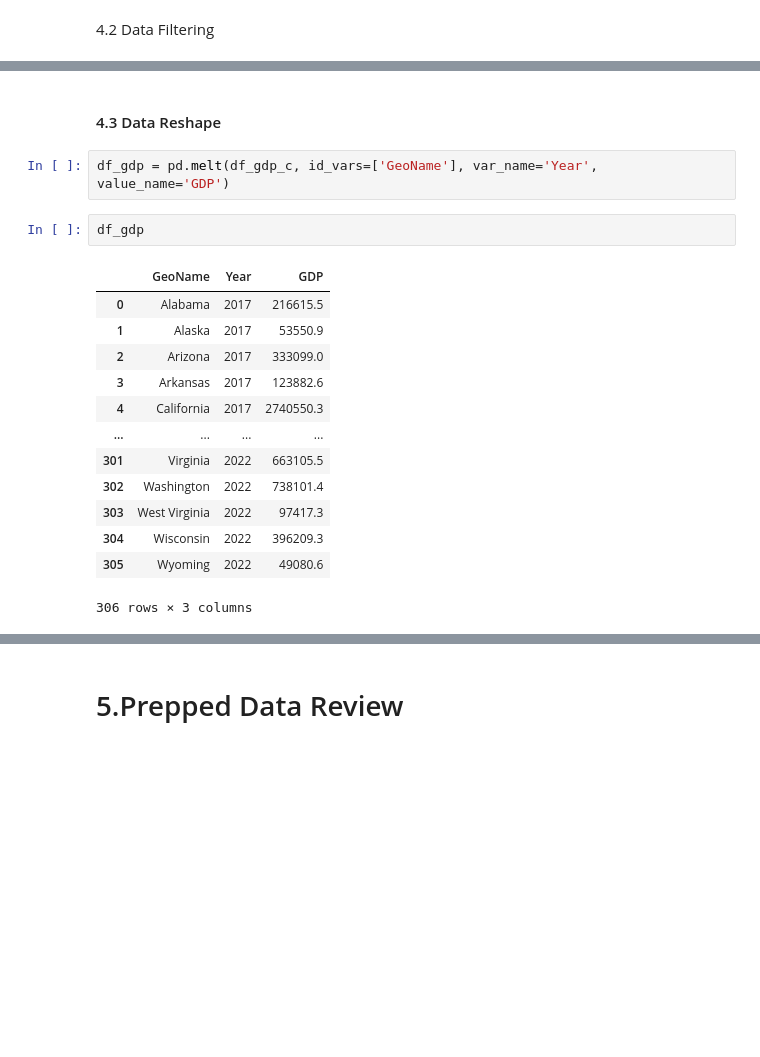
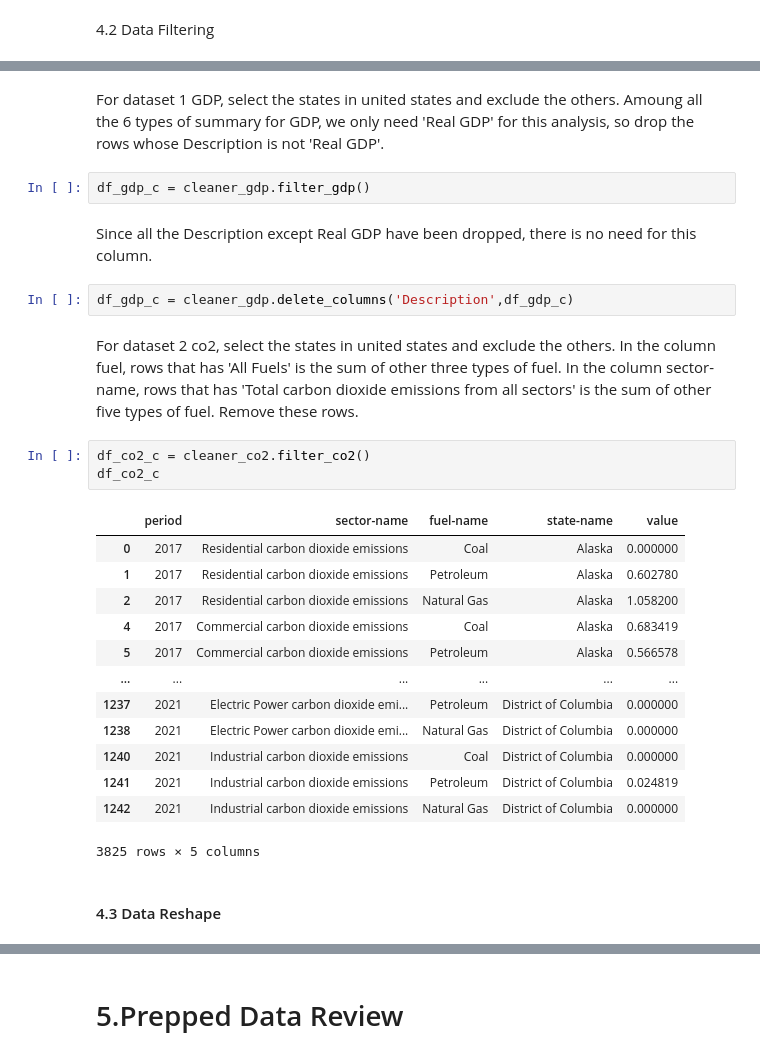
Before and after one commit to Zhengnan817/Final-Project-Carbon-dioxide-emission, a Jupyter notebook: carbon_emission.ipynb, the cells around one changed output, grey strips where cells are left out. Saved outputs shown, nothing was run; the diff lists cells and outputs as text; blank space fills up the shorter version.

```diff
--- a/carbon_emission.ipynb
+++ b/carbon_emission.ipynb
@@ -409,20 +380,29 @@ df_co2_c
+# %% [markdown]
+For dataset 1 GDP, select the states in united states and exclude the others. Amoung all the 6 types of summary for GDP, we only need 'Real GDP' for this analysis, so drop the rows whose Description is not 'Real GDP'.
+# %%
+df_gdp_c = cleaner_gdp.filter_gdp()
+# %% [markdown]
+Since all the Description except Real GDP have been dropped, there is no need for this column.
+# %%
+df_gdp_c = cleaner_gdp.delete_columns('Description',df_gdp_c)
+# %% [markdown]
+For dataset 2 co2, select the states in united states and exclude the others. In the column fuel, rows that has 'All Fuels' is the sum of other three types of fuel. In the column sector-name, rows that has 'Total carbon dioxide emissions from all sectors' is the sum of other five types of fuel. Remove these rows.
+# %%
+df_co2_c = cleaner_co2.filter_co2()
+df_co2_c
+# %% [output]
+|  | period | sector-name | fuel-name | state-name | value |
+| 0 | 2017 | Residential carbon dioxide emissions | Coal | Alaska | 0.000000 |
+| 1 | 2017 | Residential carbon dioxide emissions | Petroleum | Alaska | 0.602780 |
+| 2 | 2017 | Residential carbon dioxide emissions | Natural Gas | Alaska | 1.058200 |
+| 4 | 2017 | Commercial carbon dioxide emissions | Coal | Alaska | 0.683419 |
+| 5 | 2017 | Commercial carbon dioxide emissions | Petroleum | Alaska | 0.566578 |
+| ... | ... | ... | ... | ... | ... |
+| 1237 | 2021 | Electric Power carbon dioxide emi... | Petroleum | District of Columbia | 0.000000 |
+| 1238 | 2021 | Electric Power carbon dioxide emi... | Natural Gas | District of Columbia | 0.000000 |
+| 1240 | 2021 | Industrial carbon dioxide emissions | Coal | District of Columbia | 0.000000 |
+| 1241 | 2021 | Industrial carbon dioxide emissions | Petroleum | District of Columbia | 0.024819 |
+| 1242 | 2021 | Industrial carbon dioxide emissions | Natural Gas | District of Columbia | 0.000000 |
+3825 rows × 5 columns
 # %% [markdown]
 #### 4.3 Data Reshape
-# %%
-df_gdp = pd.melt(df_gdp_c, id_vars=['GeoName'], var_name='Year', value_name='GDP')
-# %%
-df_gdp
-# %% [output]
-|  | GeoName | Year | GDP |
-| 0 | Alabama | 2017 | 216615.5 |
-| 1 | Alaska | 2017 | 53550.9 |
-| 2 | Arizona | 2017 | 333099.0 |
-| 3 | Arkansas | 2017 | 123882.6 |
-| 4 | California | 2017 | 2740550.3 |
-| ... | ... | ... | ... |
-| 301 | Virginia | 2022 | 663105.5 |
-| 302 | Washington | 2022 | 738101.4 |
-| 303 | West Virginia | 2022 | 97417.3 |
-| 304 | Wisconsin | 2022 | 396209.3 |
-| 305 | Wyoming | 2022 | 49080.6 |
-306 rows × 3 columns
```
Also changed, not shown: parts of 18 cells of this notebook, 3 other files.
